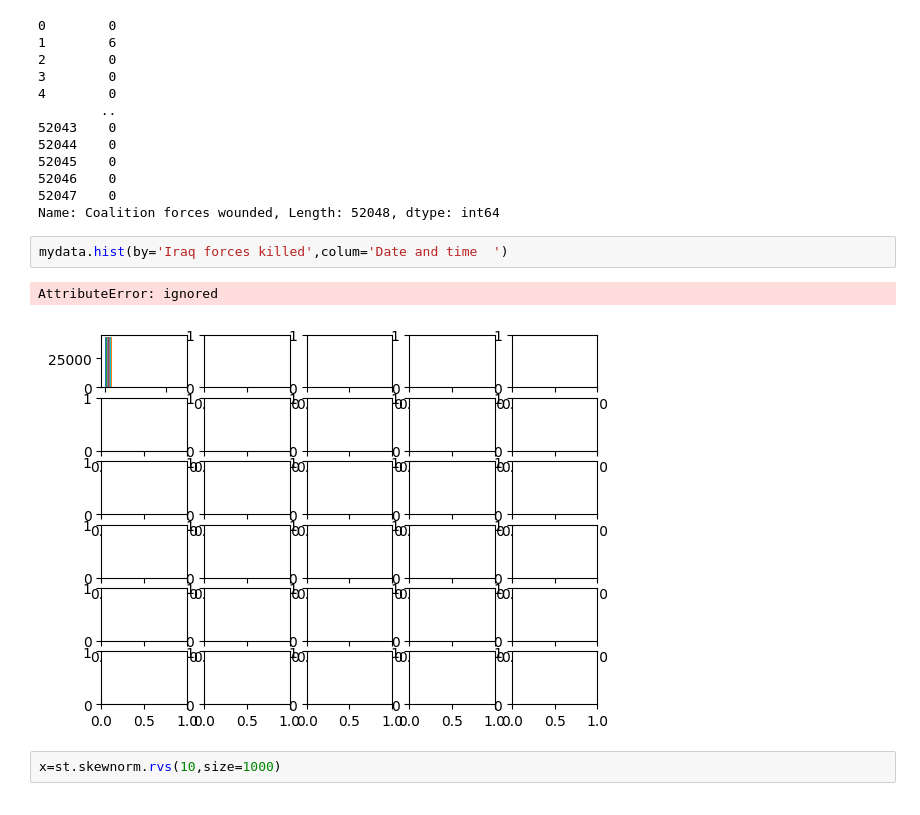
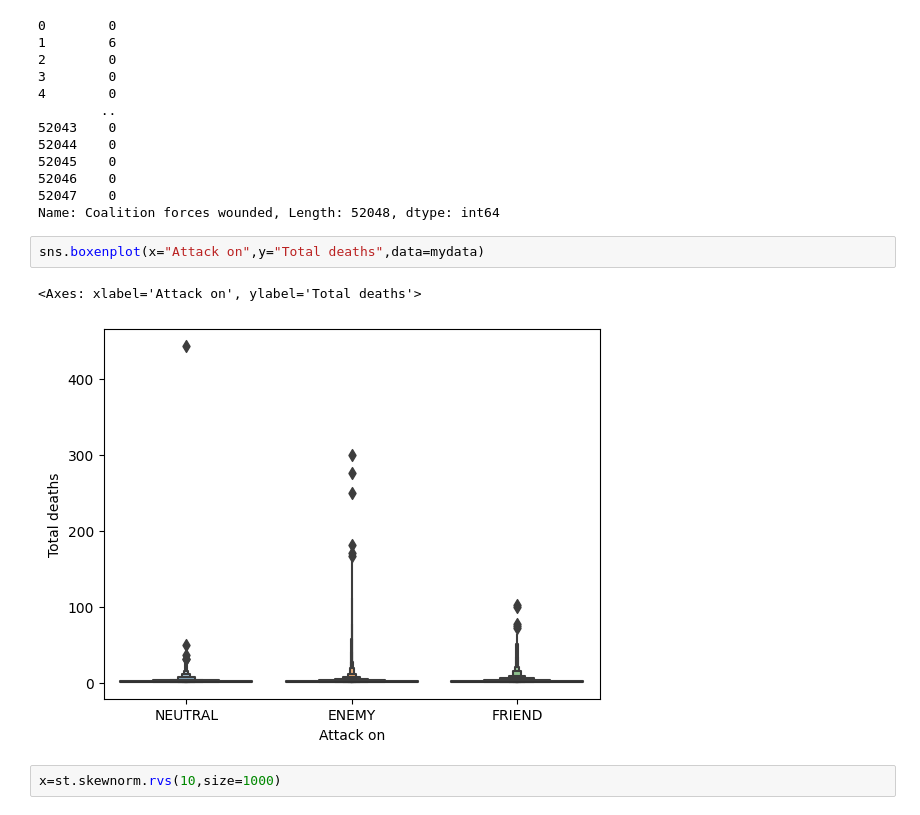
Before and after one commit to samanjalal499/statistics, a Jupyter notebook: histogram.ipynb, the cells around one changed output. Drawn from its saved outputs; the diff is of its cells as text.

```diff
--- a/histogram.ipynb
+++ b/histogram.ipynb
@@ -123,11 +141,11 @@ mydata['Coalition forces wounded']
 52046    0
 52047    0
 Name: Coalition forces wounded, Length: 52048, dtype: int64
-# %%
-mydata.hist(by='Iraq forces killed',colum='Date and time  ')
-# %% [output]
-AttributeError: ignored
-[figure, removed]
+# %%
+sns.boxenplot(x="Attack on",y="Total deaths",data=mydata)
+# %% [output]
+<Axes: xlabel='Attack on', ylabel='Total deaths'>
+[figure, added]
 # %%
 x=st.skewnorm.rvs(10,size=1000)
 # %%
```
Also changed, not shown: parts of 8 cells of this notebook.
